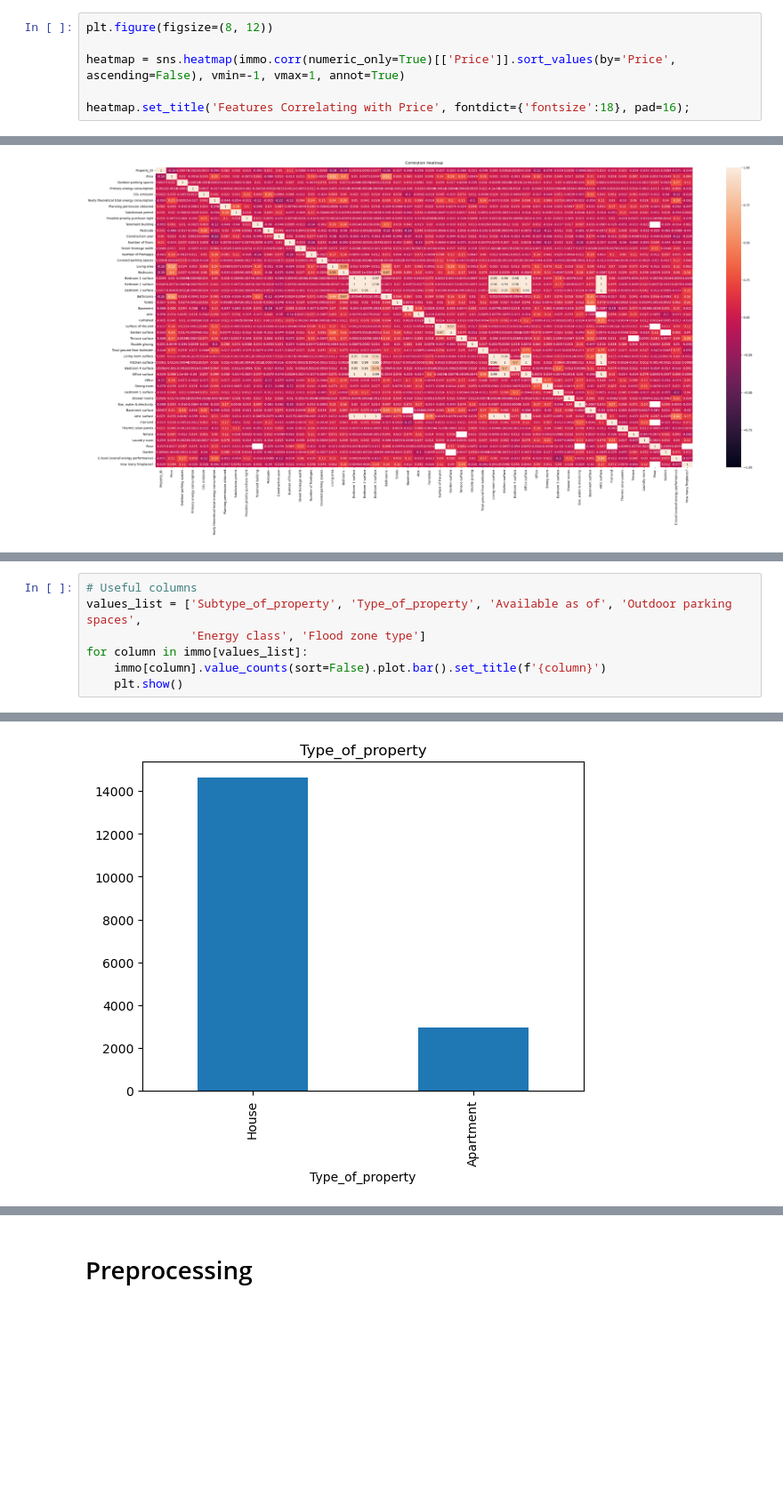
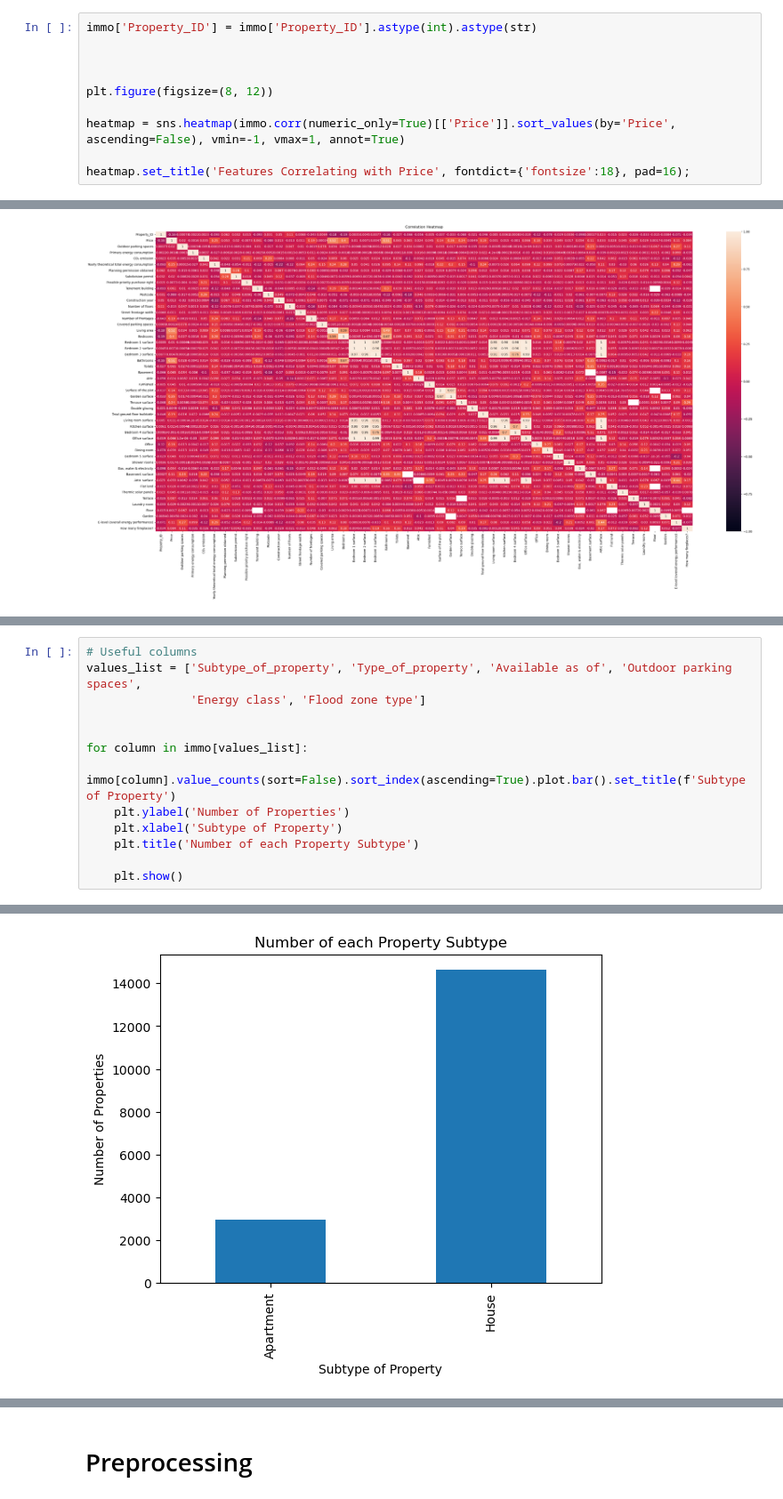
Before and after one commit to jduffy93/immo-eliza-the_chaincoders, a Jupyter notebook: analysis/Jean-analysis-plotnine+cleaning.ipynb, the cells around one changed output, grey strips where cells are left out. Shown at 89% size. Cells and saved outputs as stored; diff of their text form; blank space fills up the shorter version.

```diff
--- a/analysis/Jean-analysis-plotnine+cleaning.ipynb
+++ b/analysis/Jean-analysis-plotnine+cleaning.ipynb
@@ -452,6 +452,10 @@ ax.bar(filtered_energy['Energy class'], filtered_energy['Price'])
 <b>What is the correlation between the variables and the price? Why do you think some variables are more correlated than others?</b>
 </div>
 # %%
+immo['Property_ID'] = immo['Property_ID'].astype(int).astype(str)
+
+
+
 plt.figure(figsize=(8, 12))
 
 heatmap = sns.heatmap(immo.corr(numeric_only=True)[['Price']].sort_values(by='Price', ascending=False), vmin=-1, vmax=1, annot=True)
@@ -547,7 +567,13 @@ for i in range(len(binary_list)):
 # Useful columns
 values_list = ['Subtype_of_property', 'Type_of_property', 'Available as of', 'Outdoor parking spaces',
                'Energy class', 'Flood zone type']
+
+
 for column in immo[values_list]:
-    immo[column].value_counts(sort=False).plot.bar().set_title(f'{column}')
+    immo[column].value_counts(sort=False).sort_index(ascending=True).plot.bar().set_title(f'Subtype of Property')
+    plt.ylabel('Number of Properties')
+    plt.xlabel('Subtype of Property')
+    plt.title('Number of each Property Subtype')
+
     plt.show()
 # %% [output]
@@ -555 +581 @@ for column in immo[values_list]:
-[figure, old version]
+[figure, new version]
```
Also changed, not shown: parts of 8 cells of this notebook, 1 other file.
